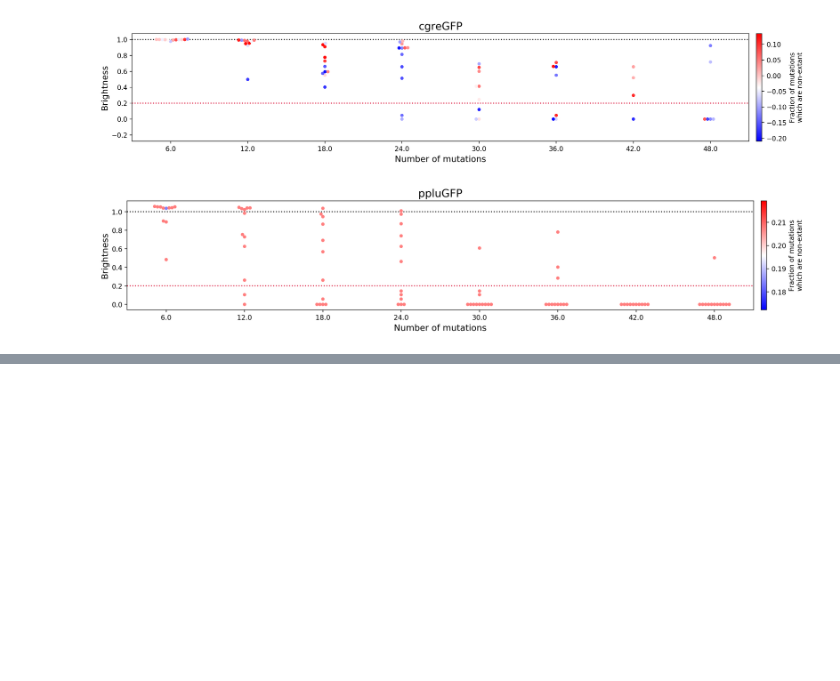
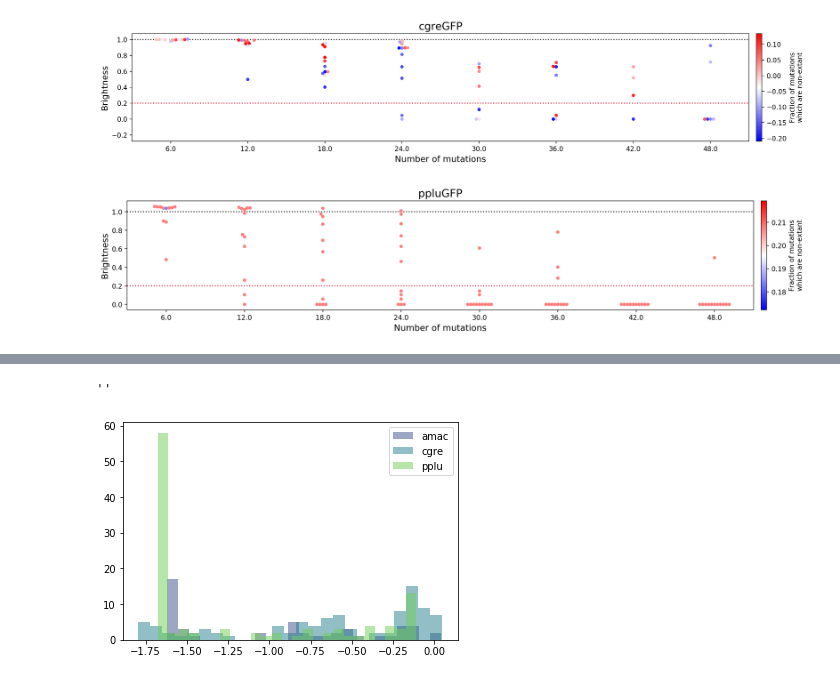
Before and after one commit to aequorea238/Orthologous_GFP_Fitness_Peaks, a Jupyter notebook: analysis/notebooks/lgs12_predictions_testing____.ipynb, the cells around one changed output, grey strips where cells are left out. Drawn from its saved outputs; the diff is of its cells as text; code cells hidden in the pictures; blank space fills up the shorter version.

```diff
--- a/analysis/notebooks/lgs12_predictions_testing____.ipynb
+++ b/analysis/notebooks/lgs12_predictions_testing____.ipynb
@@ -229,2 +228,33 @@ len(predictions[(predictions.additive_expectation > -0.06) & (predictions.fiji_l
+# %%
+predictions['additive_expectation'] = predictions[['gene', 'aa_genotype_pseudo']].apply(lambda x:
+                                            get_expected_effect(x[1], eval(f'siffects_{x[0]}_log'),
+                                min_brightness = data_aa[data_aa.gene==x[0]+'GFP']['brightness'].min() - ref_wt_log[x[0]+'GFP'],
+                                max_brightness = data_aa[data_aa.gene==x[0]+'GFP']['brightness'].max() - ref_wt_log[x[0]+'GFP'])
+                                                                                        + ref_wt_log[x[0]+'GFP'],
+                                                                                       axis=1)
+# %%
+predictions['additive_expectation_bg'] = predictions[['gene', 'aa_genotype_pseudo']].apply(lambda x:
+                                            get_expected_effect_bg(x[1], bg_effects_log[x[0]+'GFP'],
+                                min_brightness = data_aa[data_aa.gene==x[0]+'GFP']['brightness'].min() - ref_wt_log[x[0]+'GFP'],
+                                max_brightness = data_aa[data_aa.gene==x[0]+'GFP']['brightness'].max() - ref_wt_log[x[0]+'GFP'])
+                                                                                        + ref_wt_log[x[0]+'GFP'],
+                                                                                       axis=1)
 # %%
-predictions[(predictions.additive_expectation > -0.06)  (predictions.fiji_log_scaled < )]
+predictions['epistasis'] = predictions['fiji_library_values'] - predictions['additive_expectation']
+# %%
+predictions['epistasis_bg'] = predictions['fiji_library_values'] - predictions['additive_expectation_bg']
+# %%
+plt.hist(predictions[predictions.gene=='amac']['epistasis_bg'],
+        bins = 25, alpha=0.5, color=colors['amac'], label='amac')
+
+plt.hist(predictions[predictions.gene=='cgre']['epistasis_bg'],
+        bins = 25, alpha=0.5, color=colors['cgre'], label='cgre')
+
+plt.hist(predictions[predictions.gene=='pplu']['epistasis_bg'],
+        bins = 25, alpha=0.5, color=colors['pplu'], label='pplu')
+
+plt.legend()
+;
+# %% [output]
+''
+[figure, added]
```
Also changed, not shown: parts of 13 cells of this notebook, 40 other files.
